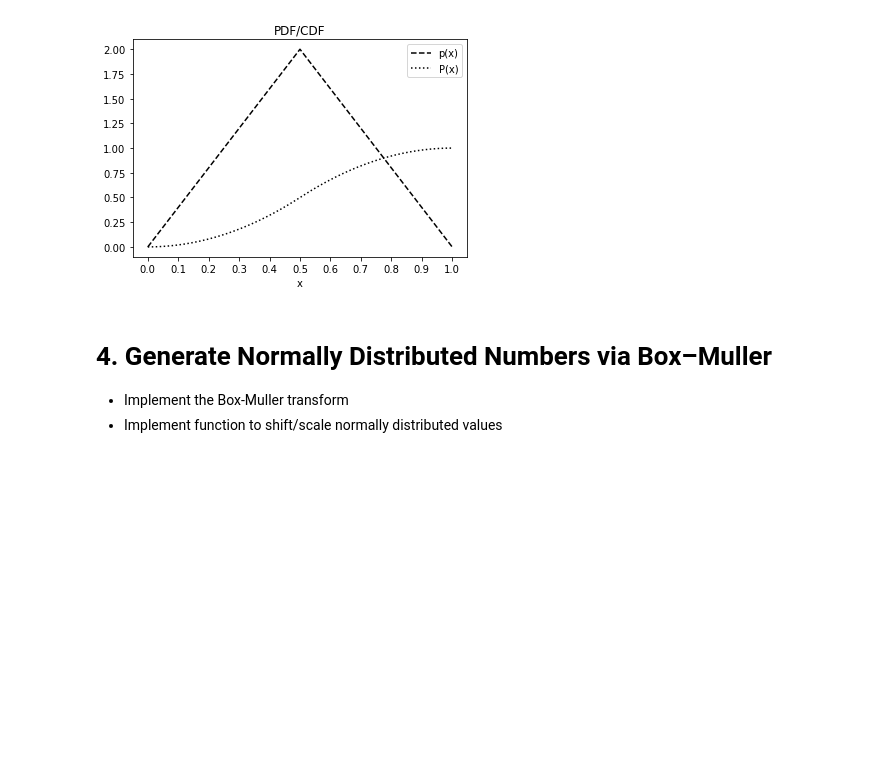
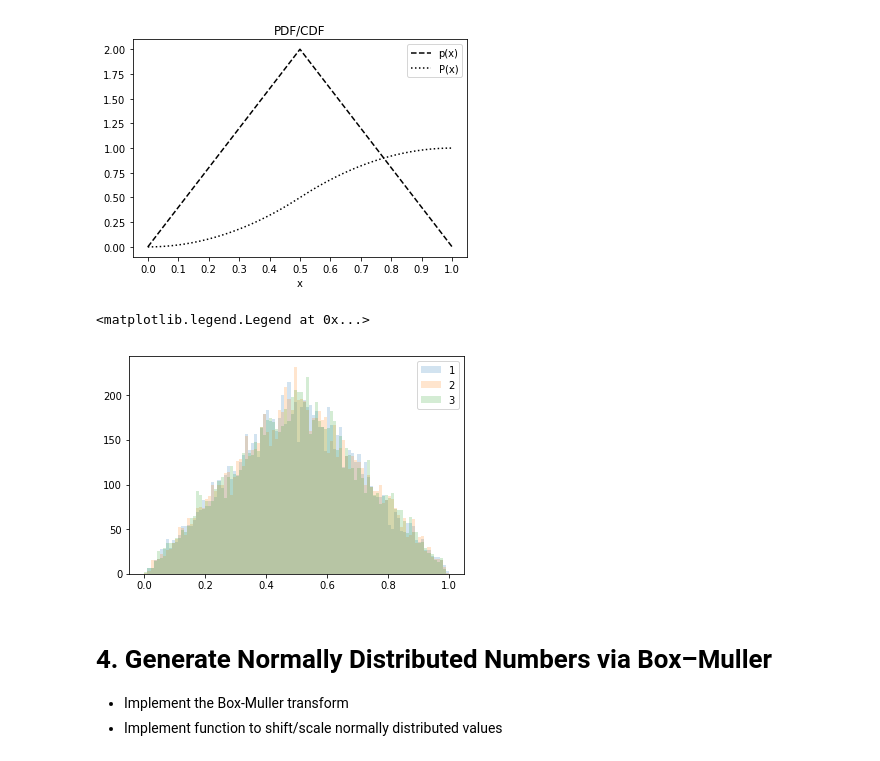
Before and after one commit to kz4/DataMining, a Jupyter notebook: 2Clustering/3Sampling_KMeans_Evaluation/starter-2.3.1.ipynb, the cells around one changed output. Saved outputs shown, nothing was run; the diff lists cells and outputs as text; code cells hidden in the pictures; blank space fills up the shorter version.

Commit message:
added missing plot

```diff
--- a/2Clustering/3Sampling_KMeans_Evaluation/starter-2.3.1.ipynb
+++ b/2Clustering/3Sampling_KMeans_Evaluation/starter-2.3.1.ipynb
@@ -146,6 +146,30 @@ plt.legend(loc=0)
 # %% [output]
 <matplotlib.legend.Legend at 0x...>
 [figure]
+# %%
+# input y, output x = P^(-1)(y)
+# that is, the value of x for which P(x)=y
+def invP(x):
+    p = 0
+    if x < 0.5 and x >= 0:
+        p = sqrt(0.5 * x)
+    elif x >= 0.5 and x <= 1:
+        p = 1 - sqrt((1 - x) / 2)
+    return p
+
+sampled1 = [invP(n) for n in sample1]
+sampled2 = [invP(n) for n in sample2]
+sampled3 = [invP(n) for n in sample3]
+
+bins = [x/100. for x in range(0,101,1)]
+
+plt.hist(sampled1, label='1', alpha=0.2, bins=bins)
+plt.hist(sampled2, label='2', alpha=0.2, bins=bins)
+plt.hist(sampled3, label='3', alpha=0.2, bins=bins)
+plt.legend(loc='upper right')
+# %% [output]
+<matplotlib.legend.Legend at 0x...>
+[figure, added]
 # %% [markdown]
 # 4. Generate Normally Distributed Numbers via Box–Muller
 * Implement the Box-Muller transform
```
Also changed, not shown: parts of 4 cells of this notebook.
